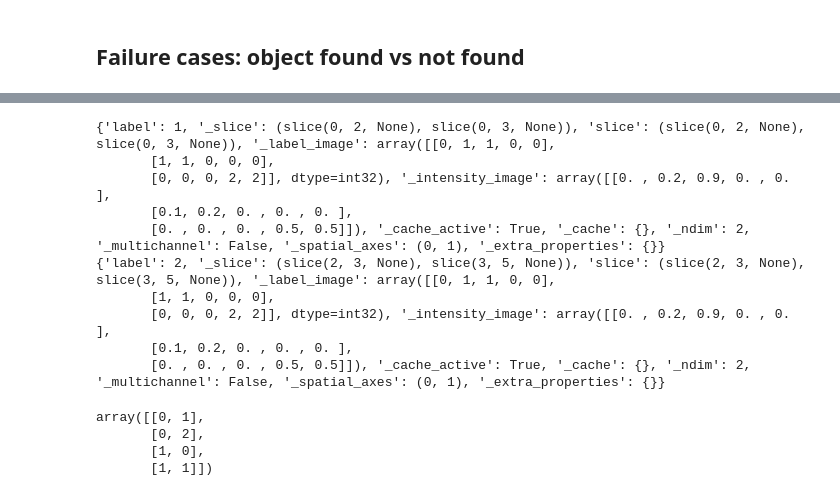
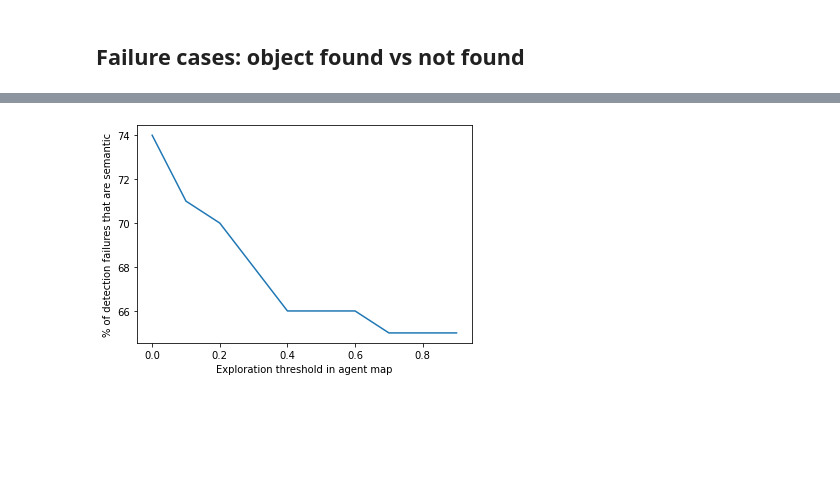
Before and after one commit to rish-raghu/Object-Goal-Navigation, a Jupyter notebook: Analysis.ipynb, the cells around one changed output, grey strips where cells are left out. Saved outputs shown, nothing was run; the diff lists cells and outputs as text; code cells hidden in the pictures; blank space fills up the shorter version.

```diff
--- a/Analysis.ipynb
+++ b/Analysis.ipynb
@@ -693,7 +727,7 @@ render_room_seg("Markleeville")
 # %%
 scene_metrics = {}
 for episode in episodes:
-    scene = episode["scene_id"][16:-4]
+    scene = episode["scene"]
     if scene not in scene_metrics:
         scene_metrics[scene] = {}
     scene_metrics[scene]['total'] = scene_metrics[scene].get('total', 0) + 1
@@ -728,9 +762,16 @@ ssa              1.515000       1.20300   1.827000      0.955000
 # %%
 seen_dtg = []
 not_seen_dtg = []
-for episode in episode_data:
+for episode in episodes:
     if not episode["success"]:
         if not episode["used_policy"][-1]:
             seen_dtg.append(episode["distance_to_goal"])
         else:
             not_seen_dtg.append(episode["distance_to_goal"])
+
+num_seen_fails, mean_dtg_seen = len(seen_dtg), np.mean(seen_dtg)
+num_not_seen_fails, mean_dtg_not_seen = len(not_seen_dtg), np.mean(not_seen_dtg)
+print("Number failures when object seen:", num_seen_fails)
+print("DTG when object seen:", mean_dtg_seen)
+print("Number failures when object not seen (max actions reached):", num_not_seen_fails)
+print("DTG when object not seen:", mean_dtg_not_seen)
@@ -773,27 +785,33 @@ map_origin [ -499 -1803]
-# %%
-x = np.array([[0, 0.2, 0.9, 0, 0],
-              [0.1, 0.2, 0, 0, 0],
-              [0, 0, 0, 0.5, 0.5]])
-x_bin = (x>0)
-labels = skimage.measure.label(x_bin)
-regions = skimage.measure.regionprops(labels, x)
-print(regions[0].__dict__)
-print(regions[1].__dict__)
-# %% [output]
-{'label': 1, '_slice': (slice(0, 2, None), slice(0, 3, None)), 'slice': (slice(0, 2, None), slice(0, 3, None)), '_label_image': array([[0, 1, 1, 0, 0],
-       [1, 1, 0, 0, 0],
-       [0, 0, 0, 2, 2]], dtype=int32), '_intensity_image': array([[0. , 0.2, 0.9, 0. , 0. ],
-       [0.1, 0.2, 0. , 0. , 0. ],
-       [0. , 0. , 0. , 0.5, 0.5]]), '_cache_active': True, '_cache': {}, '_ndim': 2, '_multichannel': False, '_spatial_axes': (0, 1), '_extra_properties': {}}
-{'label': 2, '_slice': (slice(2, 3, None), slice(3, 5, None)), 'slice': (slice(2, 3, None), slice(3, 5, None)), '_label_image': array([[0, 1, 1, 0, 0],
-       [1, 1, 0, 0, 0],
-       [0, 0, 0, 2, 2]], dtype=int32), '_intensity_image': array([[0. , 0.2, 0.9, 0. , 0. ],
-       [0.1, 0.2, 0. , 0. , 0. ],
-       [0. , 0. , 0. , 0.5, 0.5]]), '_cache_active': True, '_cache': {}, '_ndim': 2, '_multichannel': False, '_spatial_axes': (0, 1), '_extra_properties': {}}
-# %%
-regions[0].coords
-# %% [output]
-array([[0, 1],
-       [0, 2],
-       [1, 0],
-       [1, 1]])
+# %%
+def exp_or_sem_failure(episode, exp_thr):
+    gt_target_map = dataset_info[episode["scene"]][episode["floor_id"]]["sem_map"][episode["object_id"]+1]
+    gt_target_map = (gt_target_map > 0)
+
+    agent_exp_map = np.load('/Volumes/thesis/results_external/{}/maparr_{}_{}.npy'.format( \
+                    'run200', episode["scene"], episode["episode_id"]))[1]
+    agent_exp_map = global_to_gt_map(agent_exp_map, episode)
+    agent_exp_map = agent_exp_map[:gt_target_map.shape[0], :gt_target_map.shape[1]]
+    agent_exp_map = (agent_exp_map > exp_thr)
+
+    if np.any(np.logical_and(agent_exp_map, gt_target_map)):
+        return "semantic"
+    else:
+        return "exploration"
+# %%
+thrs = np.arange(10)/10.
+sem_fails = np.zeros(10)
+exp_fails = np.zeros(10)
+for i, exp_thr in enumerate(thrs):
+    for episode in episodes:
+        if episode["used_policy"][-1]: # target not in sem map
+            if exp_or_sem_failure(episode, exp_thr) == "semantic":
+                sem_fails[i] += 1
+            else:
+                exp_fails[i] += 1
+# %%
+plt.plot(thrs, 100*sem_fails/(sem_fails + exp_fails))
+plt.xlabel("Exploration threshold in agent map")
+plt.ylabel("% of detection failures that are semantic")
+plt.show()
+# %% [output]
+[figure, added]
```
Also changed, not shown: parts of 27 cells of this notebook.
